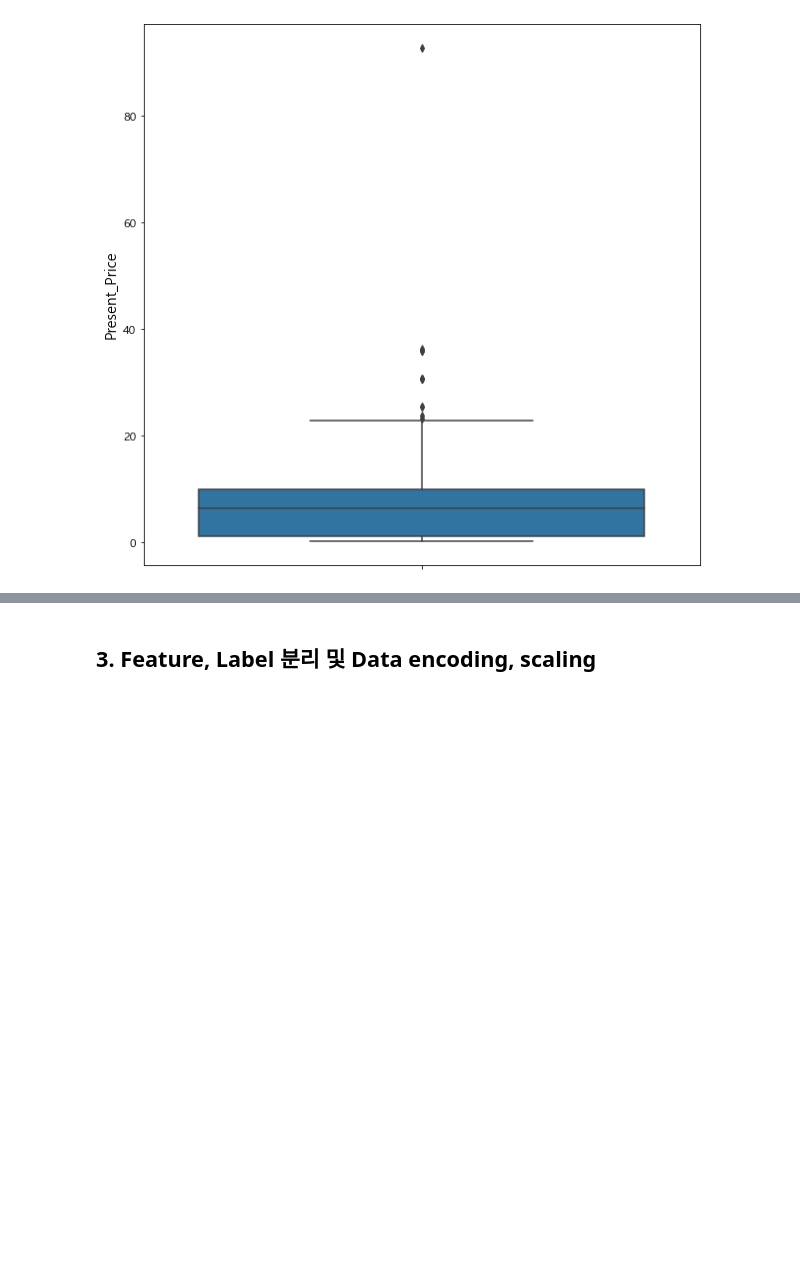
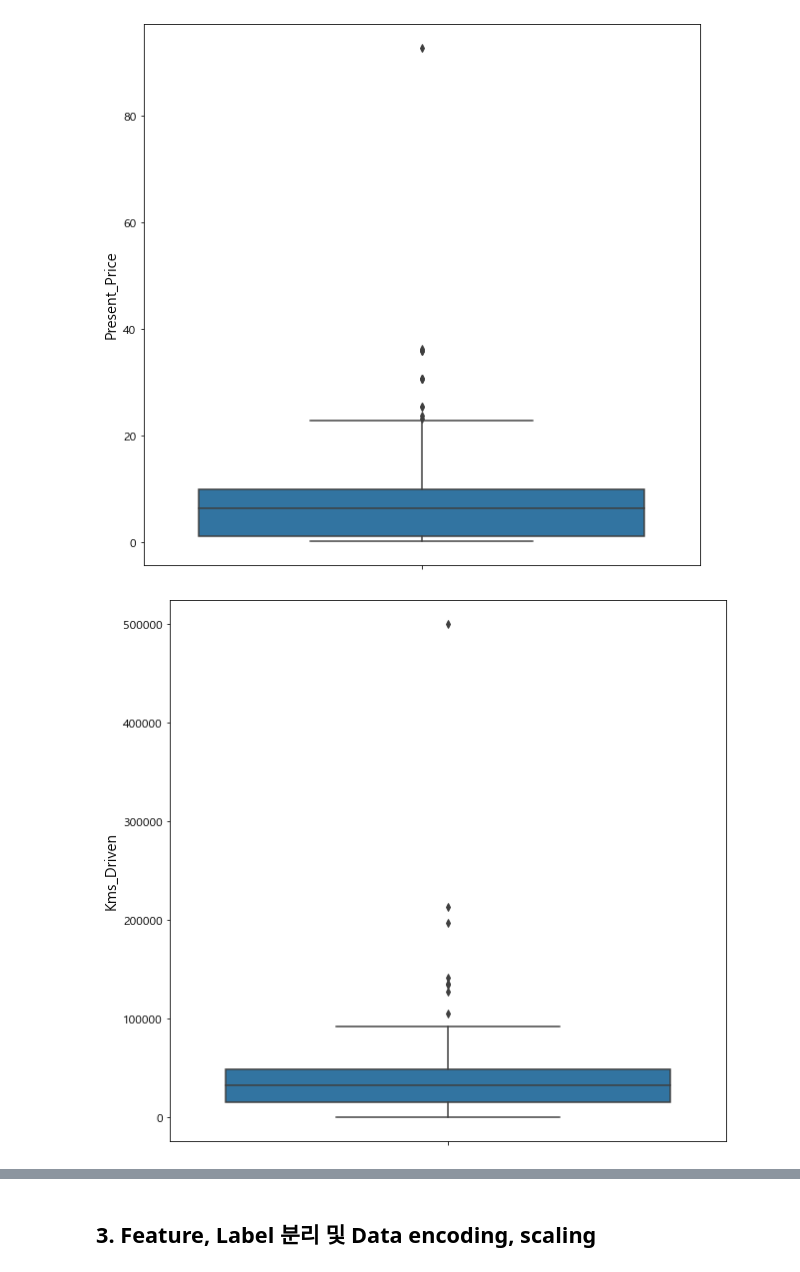
Before and after one commit to sung-ik-je/Used-car-prediction-model, a Jupyter notebook: 중고차 판매 가격 예측_PJ.ipynb, the cells around one changed output, grey strips where cells are left out. Drawn from its saved outputs; the diff is of its cells as text; code cells hidden in the pictures; blank space fills up the shorter version.

```diff
--- a/중고차 판매 가격 예측_PJ.ipynb
+++ b/중고차 판매 가격 예측_PJ.ipynb
@@ -89,6 +62,14 @@ sns.boxplot(y='Present_Price', data=df)
 plt.show()
 # %% [output]
 [figure]
+# %%
+import seaborn as sns
+import matplotlib.pyplot as plt
+plt.figure(figsize=(10,10))
+sns.boxplot(y='Kms_Driven', data=df)
+plt.show()
+# %% [output]
+[figure, added]
 # %%
 # max값 이상치 취급, 제거
 df['Present_Price'].max()
```
Also changed, not shown: parts of 18 cells of this notebook.
